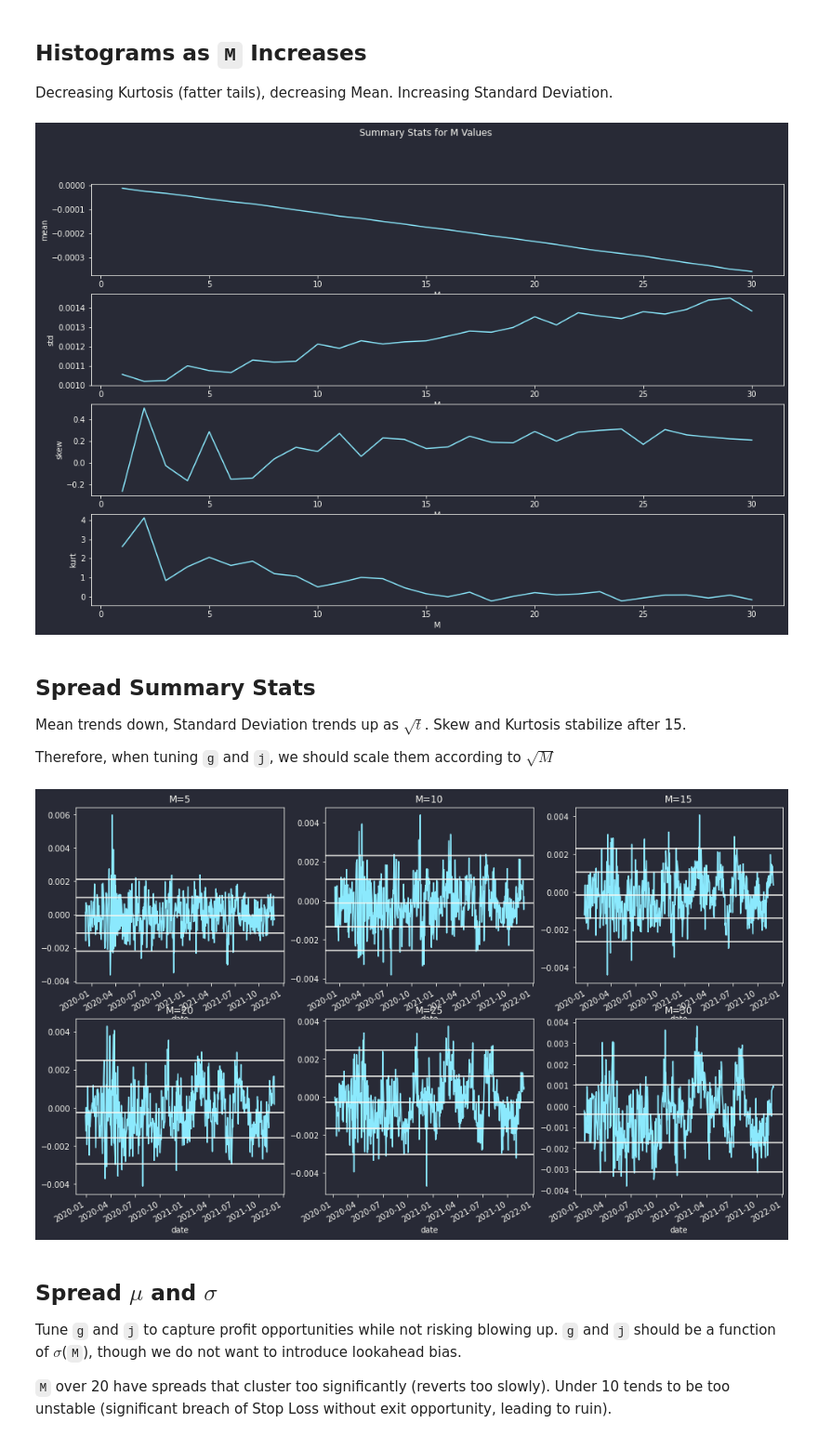
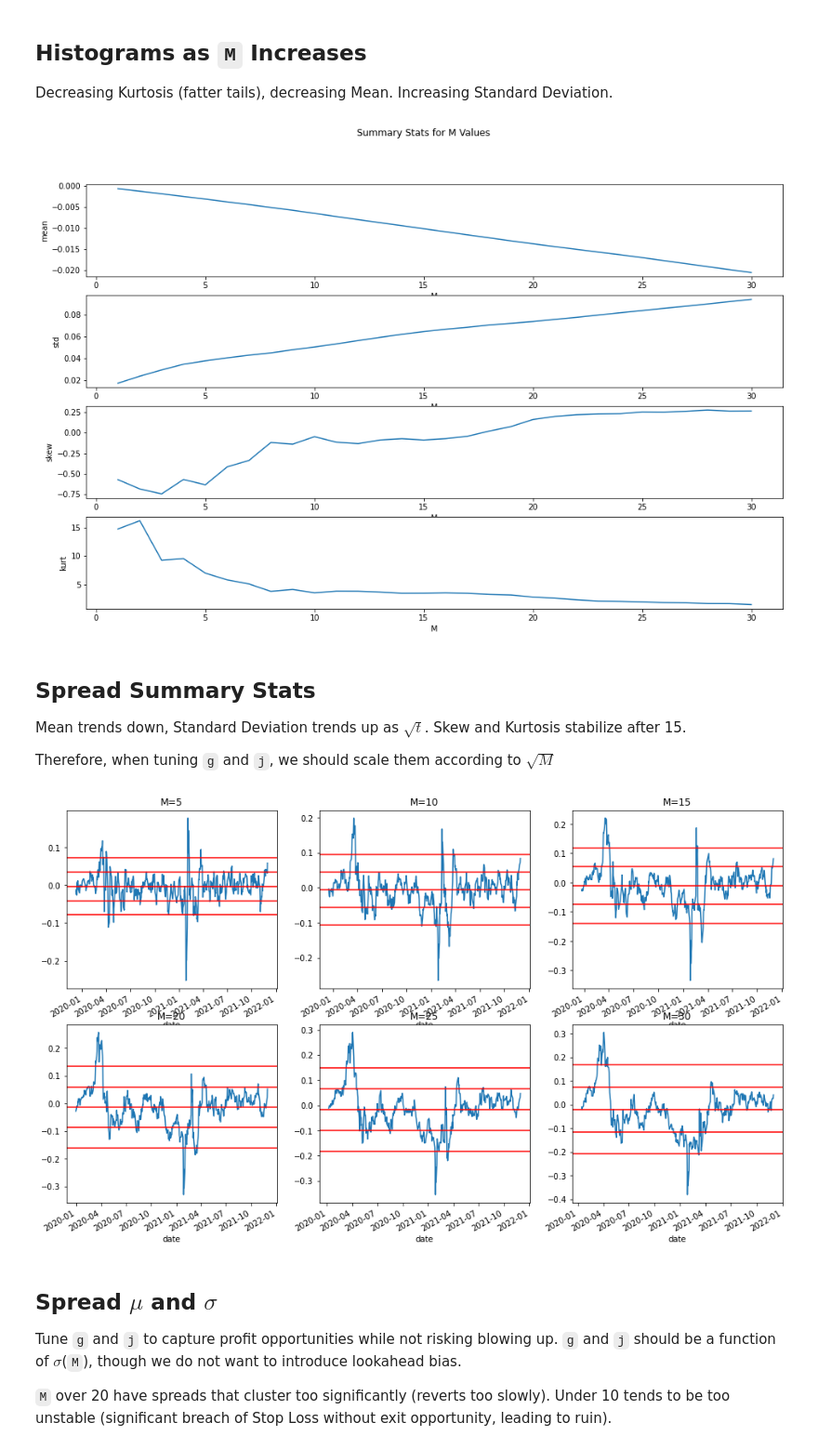
Before and after one commit to philipwlee/regquant, a Jupyter notebook: hw2_spread_sim/hw2_spread_sim_philip_lee_12129240.ipynb, the cells around one changed output. Shown: that part at 93% size. Drawn from its saved outputs; the diff is of its cells as text; code cells hidden in the pictures.

```diff
--- a/hw2_spread_sim/hw2_spread_sim_philip_lee_12129240.ipynb
+++ b/hw2_spread_sim/hw2_spread_sim_philip_lee_12129240.ipynb
@@ -4,8 +4,9 @@ import pandas as pd
 import pandas_datareader as pdr
 pd.options.display.float_format = "{:.4f}".format
 import matplotlib.pyplot as plt
+from matplotlib import cm
 plt.rcParams["figure.figsize"] = (16,10)
-plt.style.use("~/.dracula.mplstyle")
+# plt.style.use("~/.dracula.mplstyle")
 import quandl
 import functools
 
@@ -28,6 +29,7 @@ END_DATE      = "2021-12-31"
 
 QUANDL_DB     = "QUOTEMEDIA/PRICES"
 QUANDL_ASSETS = ["FCOM", "VOX"]
+QUANDL_ASSETS = ["RTH", "XRT"]
 
 FF_TABLE      = "F-F_Research_Data_Factors_daily"
 FF_DB         = "famafrench"
@@ -170,7 +172,7 @@ def vis_hist(ser, ax, stats):
     ser.plot.hist(ax=ax)
     mu = stats["mean"]; sig = stats["std"]
     ax.set_title(f"M={stats['M']}")
-    ax.axvline(mu); ax.axvline(mu+sig); ax.axvline(mu-sig)
+    ax.axvline(mu,c='r'); ax.axvline(mu+sig,c='r'); ax.axvline(mu-sig,c='r')
 
 fig, axs = plt.subplots(2,3)
 plt_counter = 0
@@ -207,7 +209,7 @@ for i, c in enumerate(cols):
 plt.suptitle("Summary Stats for M Values")
 plt.show()
 # %% [output]
-[figure, old version]
+[figure, new version]
 # %% [markdown]
 ## Spread Summary Stats
 
@@ -217,20 +219,20 @@ Therefore, when tuning `g` and `j`, we should scale them according to $\sqrt{M}$
 # %%
 def ts_stats(row, ax):
     ser = row["strat"]["signal"]
     ser.plot(ax=ax)
     mu = row["mean"]; sig = row["std"]
     ax.set_title(f"M={row.name}")
-    ax.axhline(mu); ax.axhline(mu+sig); ax.axhline(mu-sig)
-    ax.axhline(mu+2*sig); ax.axhline(mu-2*sig)
+    ax.axhline(mu,c='r'); ax.axhline(mu+sig,c='r'); ax.axhline(mu-sig,c='r')
+    ax.axhline(mu+2*sig,c='r'); ax.axhline(mu-2*sig,c='r')
 
 fig, axs = plt.subplots(2,3)
 
 for i in range(6):
     ts_stats(strat_stats.loc[5*(i+1),:], axs[i//3,i%3])
 
 plt.show()
 # %% [output]
-[figure, old version]
+[figure, new version]
 # %% [markdown]
 ## Spread $\mu$ and $\sigma$
 
```
Also changed, not shown: parts of 14 cells of this notebook.
